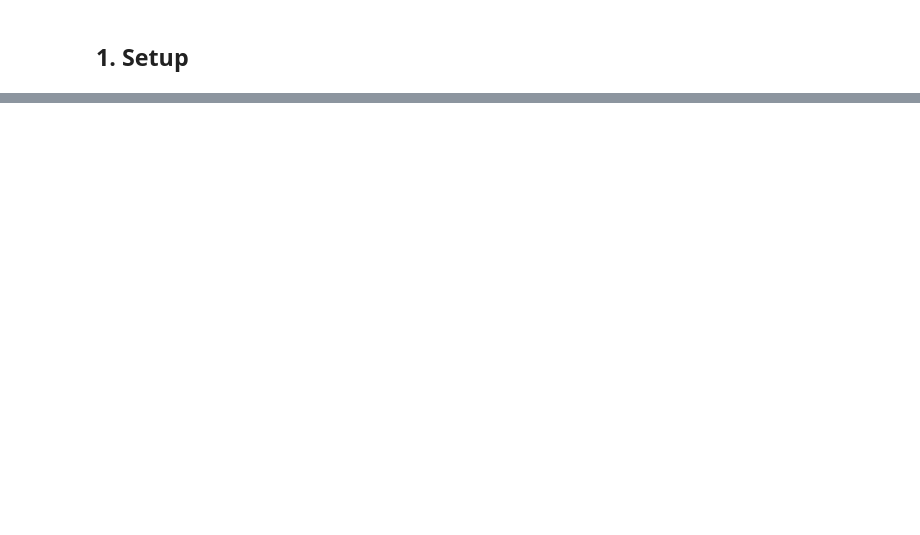
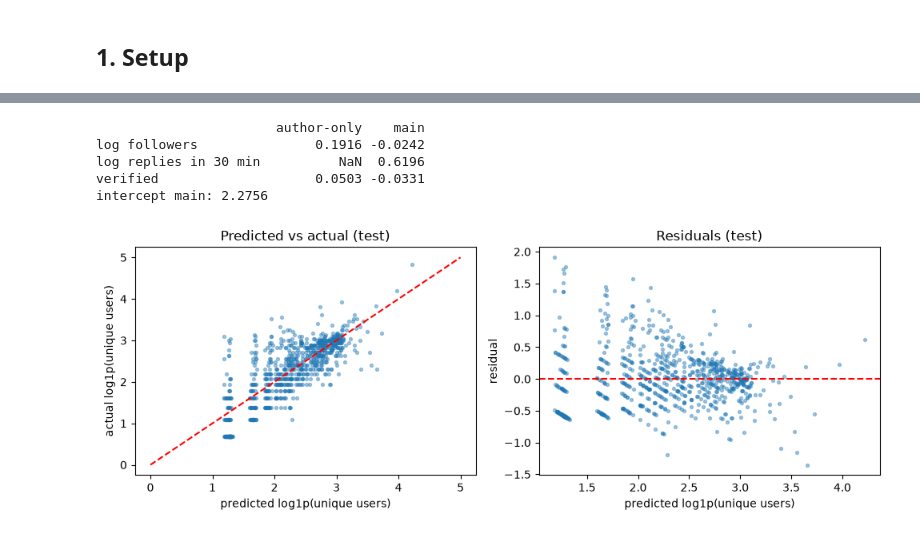
Before and after one commit to PhamAn0910/COS30049-political-misinfo, a Jupyter notebook: backend/notebooks/07_spread_prediction.ipynb, the cells around one changed output, grey strips where cells are left out. Saved outputs shown, nothing was run; the diff lists cells and outputs as text; code cells hidden in the pictures; blank space fills up the shorter version.

```diff
--- a/backend/notebooks/07_spread_prediction.ipynb
+++ b/backend/notebooks/07_spread_prediction.ipynb
@@ -454,0 +355,33 @@ print(pd.DataFrame({"followers": sample["root_user_followers"],
+# %%
+names = {"author_followers": "log followers", "author_verified": "verified", f"replies_{WINDOW}m": f"log replies in {WINDOW} min"}
+
+
+def coefs_of(m, features):
+    counts = [f for f in features if f != "author_verified"]
+    order = counts + (["author_verified"] if "author_verified" in features else [])
+    return pd.Series(m.named_steps["ridge"].coef_, index=[names[f] for f in order])
+
+
+coefs = pd.DataFrame({"author-only": coefs_of(author_model, AUTHOR), "main": coefs_of(model, MAIN)}).round(4)
+print(coefs.to_string())
+print("intercept main:", round(float(model.named_steps["ridge"].intercept_), 4))
+
+p_test = model.predict(test[MAIN])
+y_test = target(test)
+fig, ax = plt.subplots(1, 2, figsize=(10, 3.8))
+ax[0].scatter(p_test, y_test, s=8, alpha=0.4)
+ax[0].plot([0, 5], [0, 5], color="red", linestyle="--")
+ax[0].set_xlabel("predicted log1p(unique users)"); ax[0].set_ylabel("actual log1p(unique users)")
+ax[0].set_title("Predicted vs actual (test)")
+ax[1].scatter(p_test, y_test - p_test, s=8, alpha=0.4)
+ax[1].axhline(0, color="red", linestyle="--")
+ax[1].set_xlabel("predicted log1p(unique users)"); ax[1].set_ylabel("residual")
+ax[1].set_title("Residuals (test)")
+plt.tight_layout(); plt.show()
+# %% [output]
+                       author-only    main
+log followers               0.1916 -0.0242
+log replies in 30 min          NaN  0.6196
+verified                    0.0503 -0.0331
+intercept main: 2.2756
+[figure, added]
```
Also changed, not shown: parts of 55 cells of this notebook, 2 other files.
